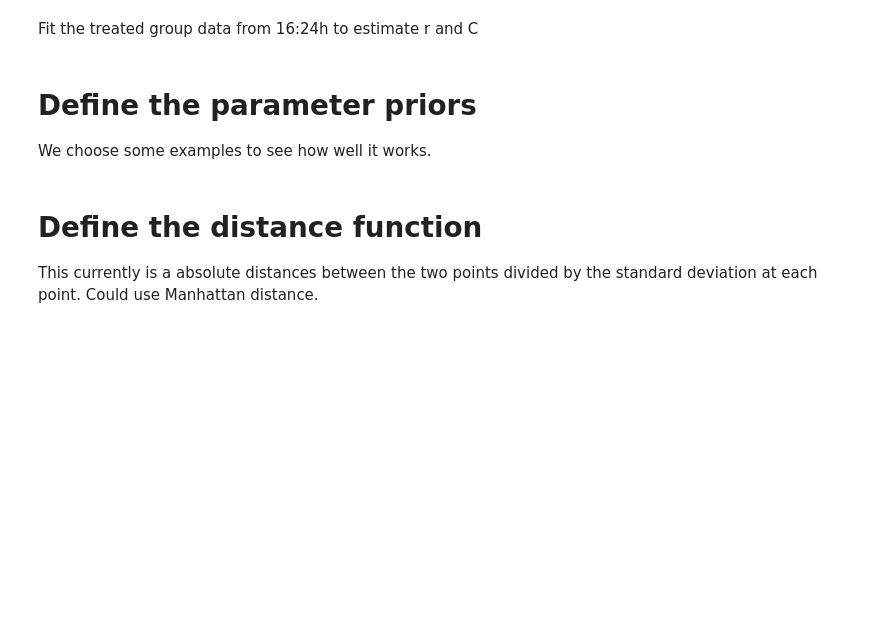
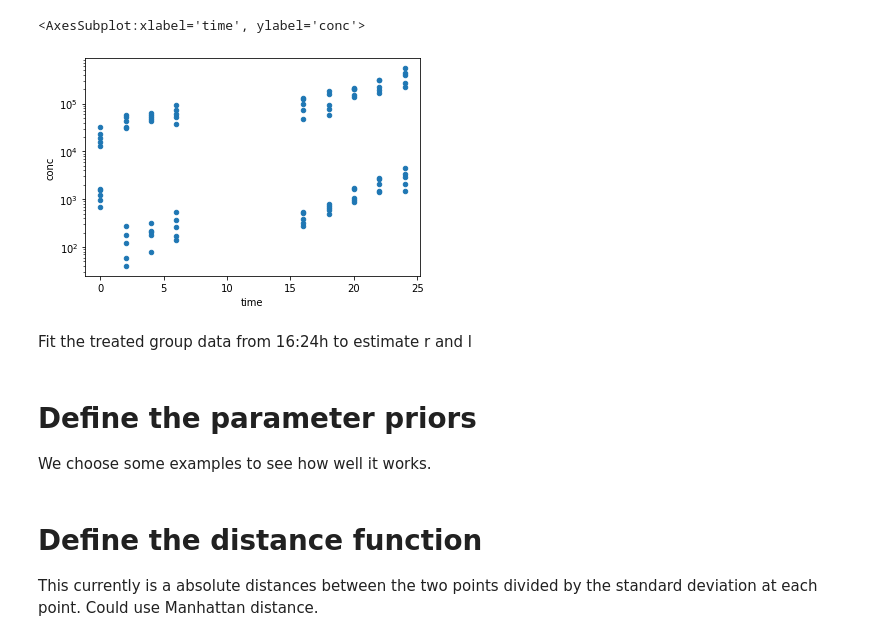
Before and after one commit to MarcoFelipeKing/Zoono, a Jupyter notebook: Code/first_6h_untreated.ipynb, the cells around one changed output. Drawn from its saved outputs; the diff is of its cells as text; code cells hidden in the pictures; blank space fills up the shorter version.

```diff
--- a/Code/first_6h_untreated.ipynb
+++ b/Code/first_6h_untreated.ipynb
@@ -18,7 +19,16 @@ import pandas as pd
 #pyabc.settings.set_figure_params('pyabc')  # for beautified plots
 db_path = ("sqlite:///" +
            os.path.join(tempfile.gettempdir(), "test4.db"))
+# %%
+#Import gerba.data.20200302.csv
+gerba_data = pd.read_csv('../Data/gerba.data.20200302.csv')
+#Plot time vs conc and colour by treatment
+gerba_data.plot(x='time', y='conc', kind='scatter', colormap='viridis', logy=True)
+#colour by treatment
+# %% [output]
+<AxesSubplot:xlabel='time', ylabel='conc'>
+[figure, added]
 # %% [markdown]
-Fit the treated group data from 16:24h to estimate r and C
+Fit the treated group data from 16:24h to estimate r and l
 # %%
 #Here we defien the ODE model (1) $ y'=(yl+r)(1-y)$
```
Also changed, not shown: parts of 10 cells of this notebook, 1 other file.
